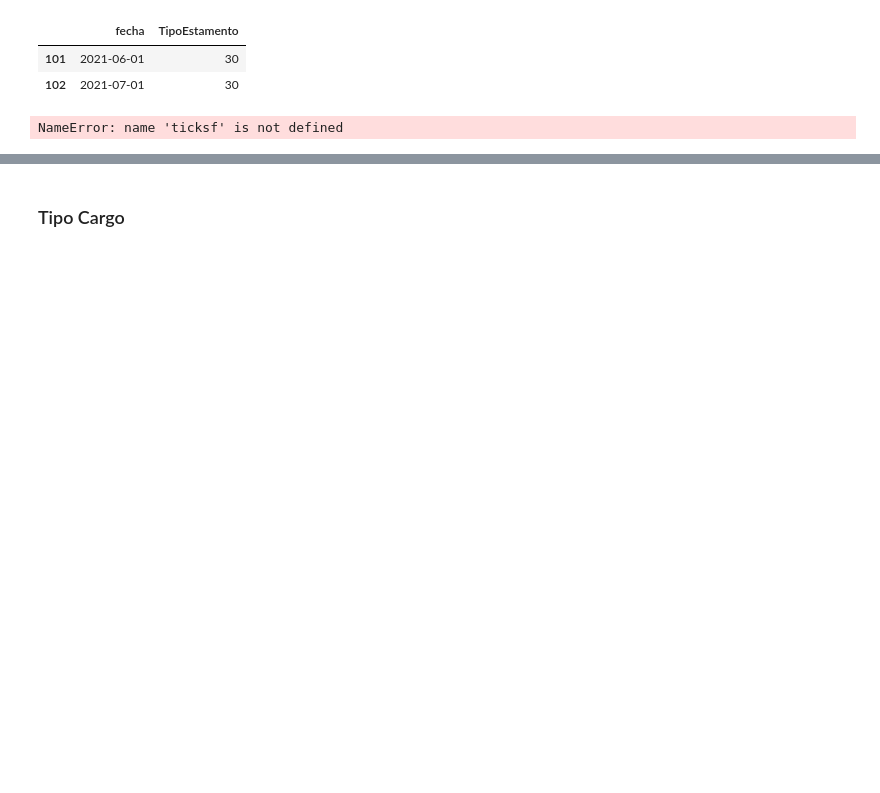
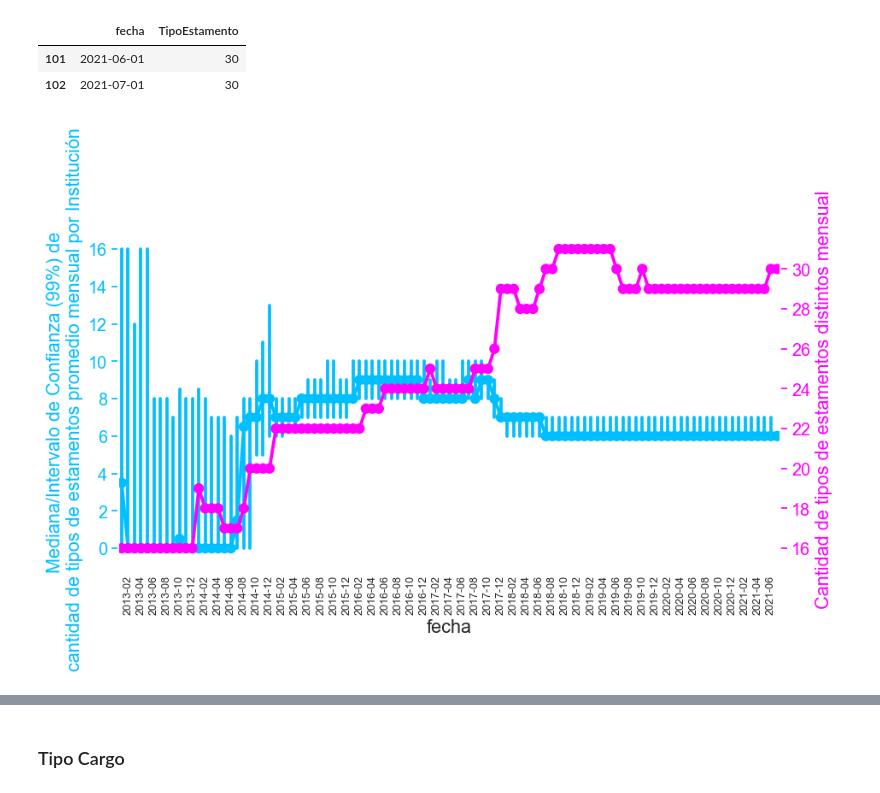
Before and after one commit to josemoragonzalez/PublicEmployment, a Jupyter notebook: informe.ipynb, the cells around one changed output, grey strips where cells are left out. Drawn from its saved outputs; the diff is of its cells as text; code cells hidden in the pictures; blank space fills up the shorter version.

```diff
--- a/informe.ipynb
+++ b/informe.ipynb
@@ -691,35 +692,36 @@ import matplotlib.pyplot as plt
 import seaborn as sns
 import numpy as np
 
+plt.rc('xtick', labelsize=9)
 fig, ax1 = plt.subplots(figsize=(10,5))
 sns.pointplot(x='fecha', y='TipoEstamento', data=tepoint, estimator=np.median, ci=99, label='big', color='deepskyblue', ax=ax1)
 ax2 = ax1.twinx()
 sns.pointplot(x='fecha', y='TipoEstamento', data=tepoint2, estimator=np.median, ci=99, label='big', color='magenta', ax=ax2)
 stepsize = 1
 start, end = ax1.get_xlim()
 ax1.xaxis.set_ticks(np.arange(start, end, stepsize))
 ax1.set_ylabel('Mediana/Intervalo de Confianza (99%) de \ncantidad de tipos de estamentos promedio mensual por Institución')
 ax2.set_ylabel('Cantidad de tipos de estamentos distintos mensual')
 ax1.yaxis.label.set_color('deepskyblue')
 ax2.yaxis.label.set_color('magenta')
 ax1.tick_params(axis='y', colors='deepskyblue')
 ax2.tick_params(axis='y', colors='magenta')
-ax2.xaxis.set_ticks(np.arange(start, end, stepsize))
+ax2.xaxis.set_ticks(np.arange(start, end, stepsize), )
 ax1.set_xticklabels(ax1.get_xticklabels(),rotation=90)
 ax1.grid(color='white', alpha=0)
 ax2.grid(color='white', alpha=0)
 ax1.spines['left'].set_color('white')
 ax1.spines['right'].set_color('white')
 ax1.spines['top'].set_color('white')
 ax1.spines['bottom'].set_color('white')
 ax2.spines['left'].set_color('white')
 ax2.spines['right'].set_color('white')
 ax2.spines['top'].set_color('white')
 ax2.spines['bottom'].set_color('white')
 plt.xticks(ticksf['col'], ticksf['Año-Mes'],ha='left')
 plt.show()
 # %% [output]
-NameError: name 'ticksf' is not defined
+[figure, added]
 # %%
 tebox = standar.groupby(by=['OrganismoNombre'])['TipoEstamento'].nunique().reset_index()
 tebox2 = standar.groupby(by=['OrganismoNombre'])['nombre'].nunique().reset_index()
```
Also changed, not shown: parts of 15 cells of this notebook, 7 other files.
